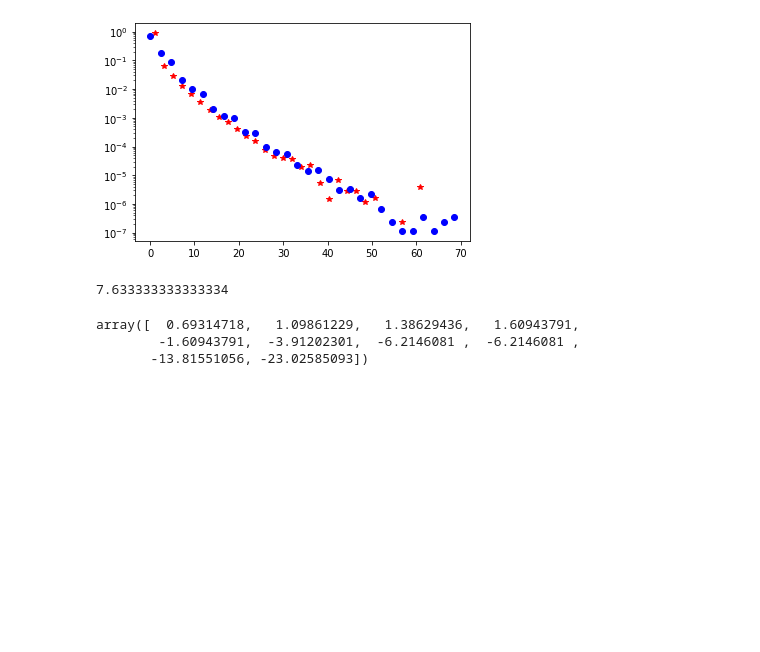
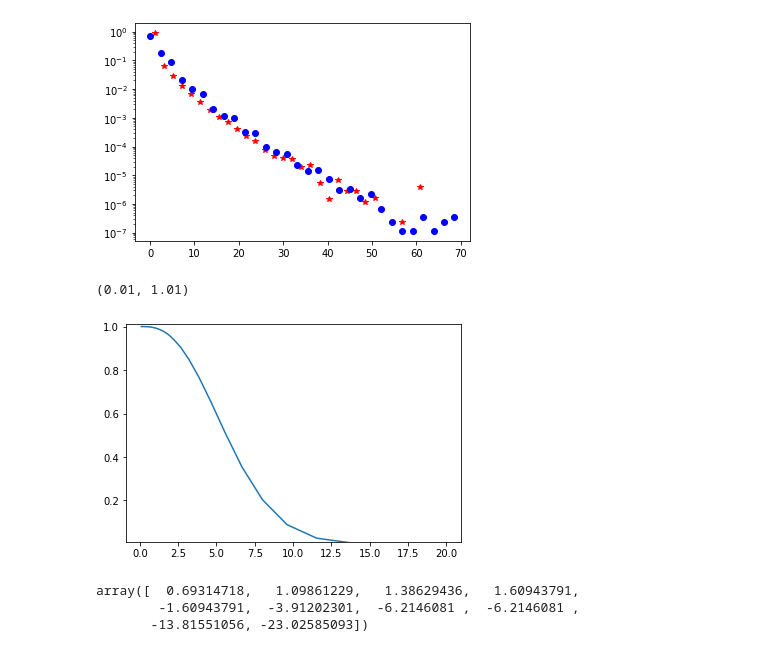
Before and after one commit to abhishek-jana/HODProject, a Jupyter notebook: cic_plot.ipynb, the cells around one changed output. Drawn from its saved outputs; the diff is of its cells as text; code cells hidden in the pictures; blank space fills up the shorter version.

```diff
--- a/cic_plot.ipynb
+++ b/cic_plot.ipynb
@@ -25,7 +25,7 @@ for filename in os.listdir(path):
 # %% [output]
 KeyboardInterrupt:
 # %%
-a = np.load('/mnt/data4/Abhishek/CIA/random/cia_galaxies_0001.npy')
+a = np.load('/mnt/data4/Abhishek/CIC/cic_galaxies_0200.npy')
 # %%
 %time hist_cic,bin_edges_cic = np.histogram(a,bins=30)
 # %% [output]
@@ -63,10 +62,12 @@ plt.plot
 # %% [output]
 <function matplotlib.pyplot.plot(*args, scalex=True, scaley=True, data=None, **kwargs)>
 [figure]
-# %%
-458/60
-# %% [output]
-7.633333333333334
+# %%
+plt.plot(a[0],a[1])
+plt.ylim(0.01,1.01)
+# %% [output]
+(0.01, 1.01)
+[figure, added]
 # %%
 np.log([2,3,4,5,0.2,0.02,0.002,0.002,1e-06,1e-10])
 # %% [output]
```
Also changed, not shown: parts of 4 cells of this notebook, 31 other files.
